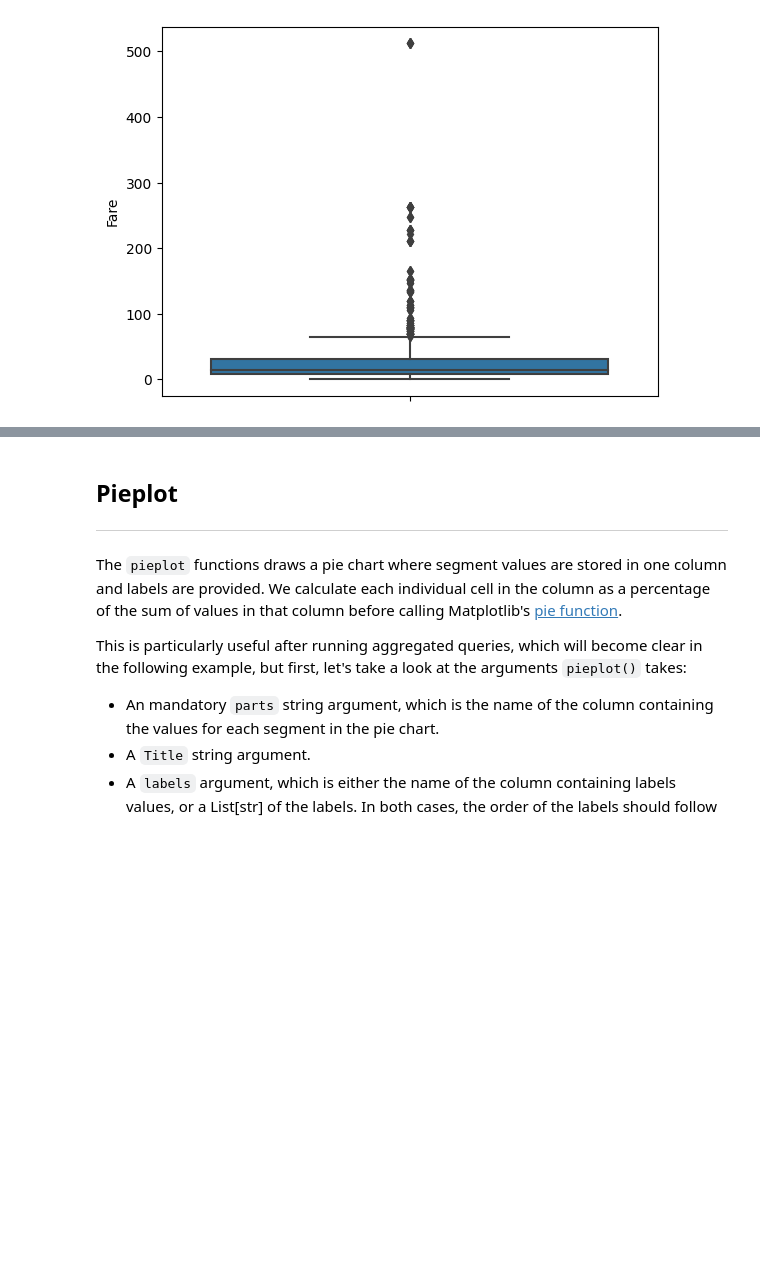
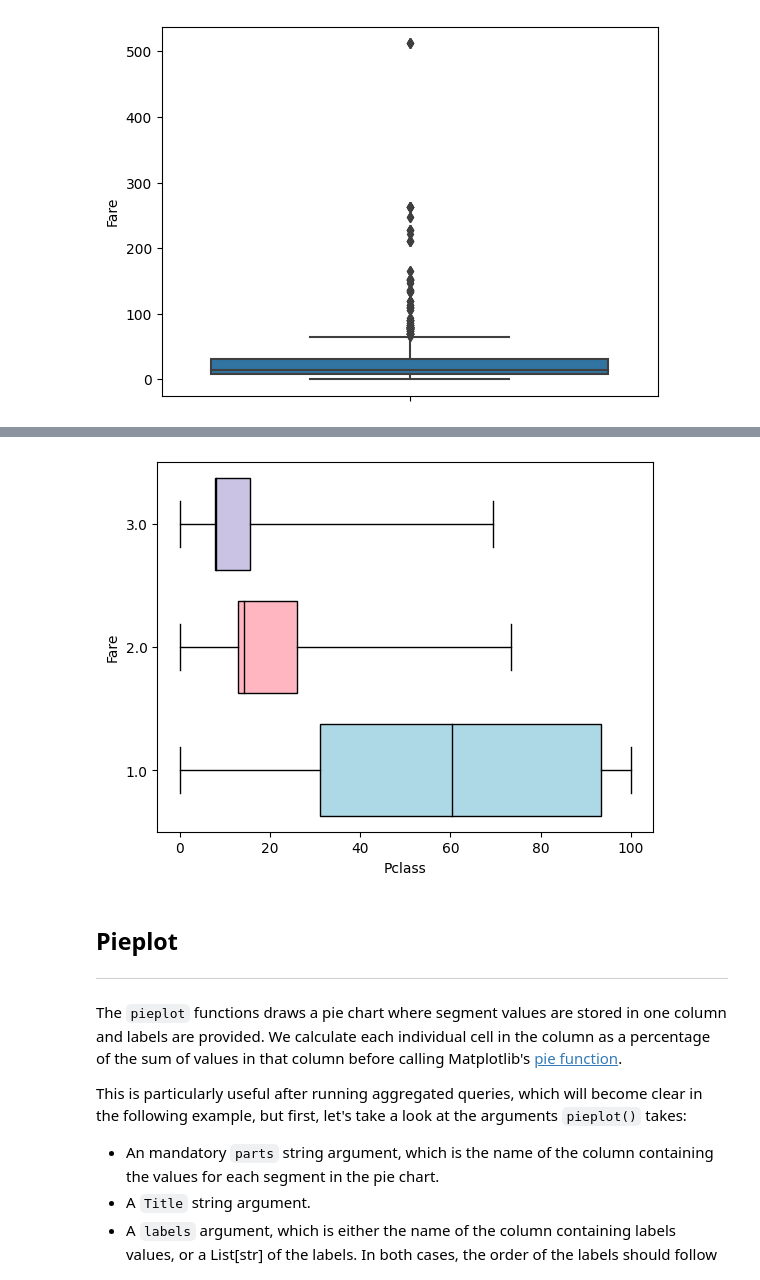
Before and after one commit to mithril-security/bastionlab, a Jupyter notebook: docs/docs/tutorials/visualization.ipynb, the cells around one changed output, grey strips where cells are left out. Cells and saved outputs as stored; diff of their text form; code cells hidden in the pictures; blank space fills up the shorter version.

```diff
--- a/docs/docs/tutorials/visualization.ipynb
+++ b/docs/docs/tutorials/visualization.ipynb
@@ -204,3 +226,16 @@ clipped.boxplot(y="Pclass", x="Fare", orient="h")
+# %%
+light_blue = "#add8e6"
+light_purple = "#ffb6c1"
+light_pink = "#cbc3e3"
+clipped.boxplot(
+    y="Fare",
+    x="Pclass",
+    with_outliers=False,
+    vertical=False,
+    colors=[light_blue, light_purple, light_pink],
+)
+# %% [output]
+[figure, added]
 # %% [markdown]
 ## Pieplot
 ________________________________________________________________________________
```
Also changed, not shown: parts of 10 cells of this notebook, 1 other file.
